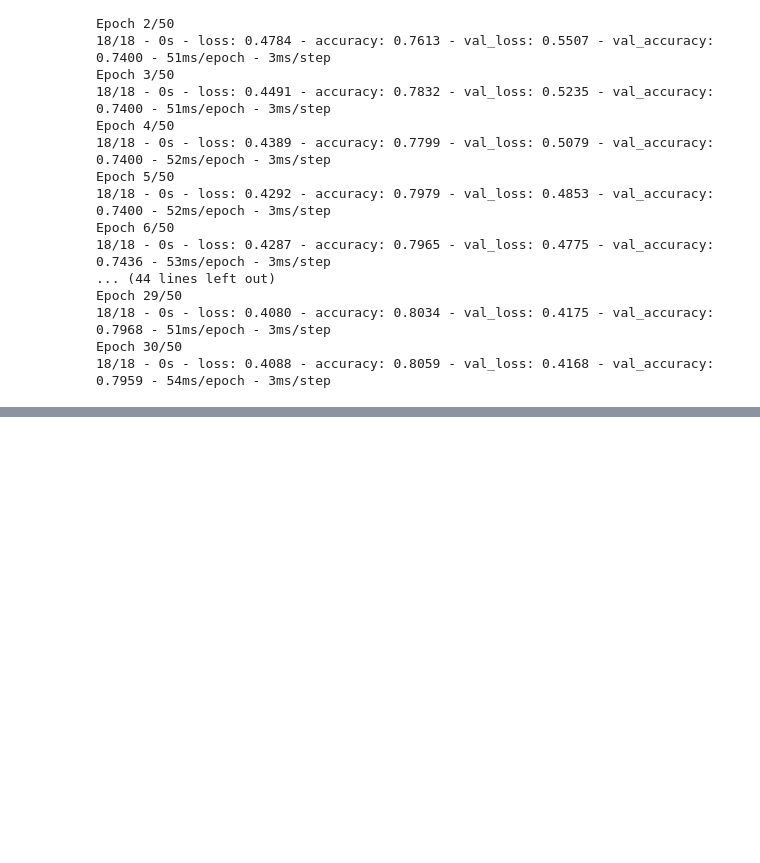
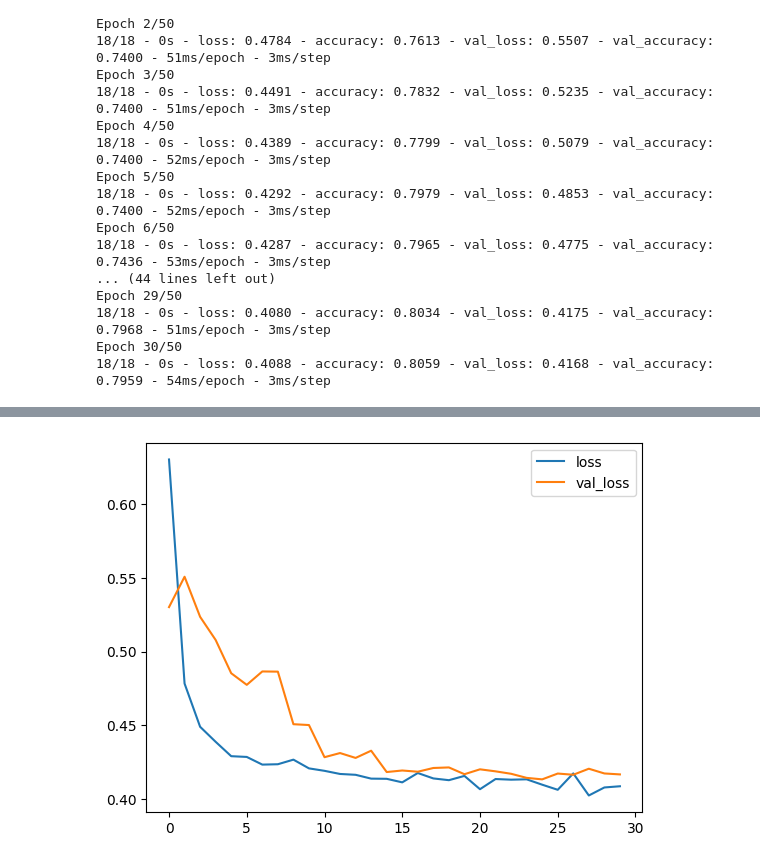
Before and after one commit to Venchislav/Neural-Networks, a Jupyter notebook: TelcoChurn.ipynb, the cells around one changed output, grey strips where cells are left out. Cells and saved outputs as stored; diff of their text form; code cells hidden in the pictures; blank space fills up the shorter version.

```diff
--- a/TelcoChurn.ipynb
+++ b/TelcoChurn.ipynb
@@ -186,3 +186,6 @@ Epoch 29/50
 18/18 - 0s - loss: 0.4080 - accuracy: 0.8034 - val_loss: 0.4175 - val_accuracy: 0.7968 - 51ms/epoch - 3ms/step
 Epoch 30/50
 18/18 - 0s - loss: 0.4088 - accuracy: 0.8059 - val_loss: 0.4168 - val_accuracy: 0.7959 - 54ms/epoch - 3ms/step
+# %%
+h_df = pd.DataFrame(hist.history)
+h_df.head()
@@ -188,0 +199,4 @@ Epoch 30/50
+# %%
+h_df.loc[:, ['loss', 'val_loss']].plot();
+# %% [output]
+[figure, added]
```
Also changed, not shown: parts of 12 cells of this notebook.
